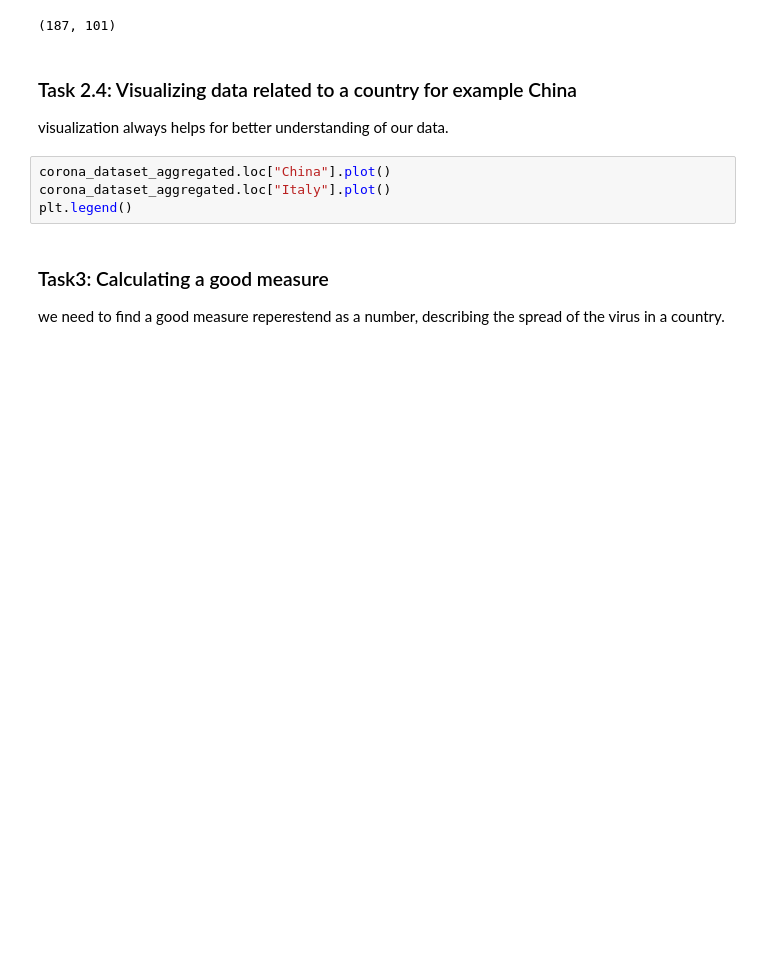
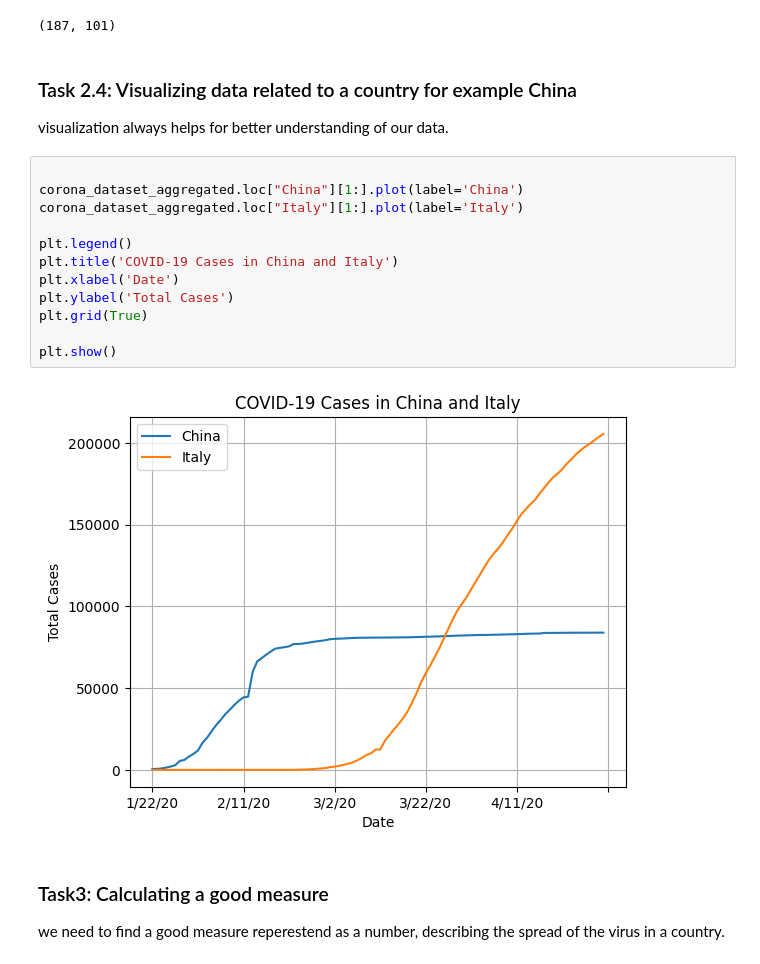
Before and after one commit to rasikasrimal/covid-19-data-analysis-using-python, a Jupyter notebook: covid19 data analysis notebook.ipynb, the cells around one changed output. Drawn from its saved outputs; the diff is of its cells as text; blank space fills up the shorter version.

Commit message:
Visualizing data related to a country for example China

```diff
--- a/covid19 data analysis notebook.ipynb
+++ b/covid19 data analysis notebook.ipynb
@@ -74,10 +79,20 @@ corona_dataset_aggregated.shape
 # %% [markdown]
 ### Task 2.4: Visualizing data related to a country for example China
 visualization always helps for better understanding of our data.
-# %%
-corona_dataset_aggregated.loc["China"].plot()
-corona_dataset_aggregated.loc["Italy"].plot()
-plt.legend()
+# %%
+
+corona_dataset_aggregated.loc["China"][1:].plot(label='China')
+corona_dataset_aggregated.loc["Italy"][1:].plot(label='Italy')
+
+plt.legend()
+plt.title('COVID-19 Cases in China and Italy')
+plt.xlabel('Date')
+plt.ylabel('Total Cases')
+plt.grid(True)
+
+plt.show()
+# %% [output]
+[figure, added]
 # %% [markdown]
 ### Task3: Calculating a good measure
 we need to find a good measure reperestend as a number, describing the spread of the virus in a country.
```
Also changed, not shown: parts of 1 cell of this notebook, 1 other file.
